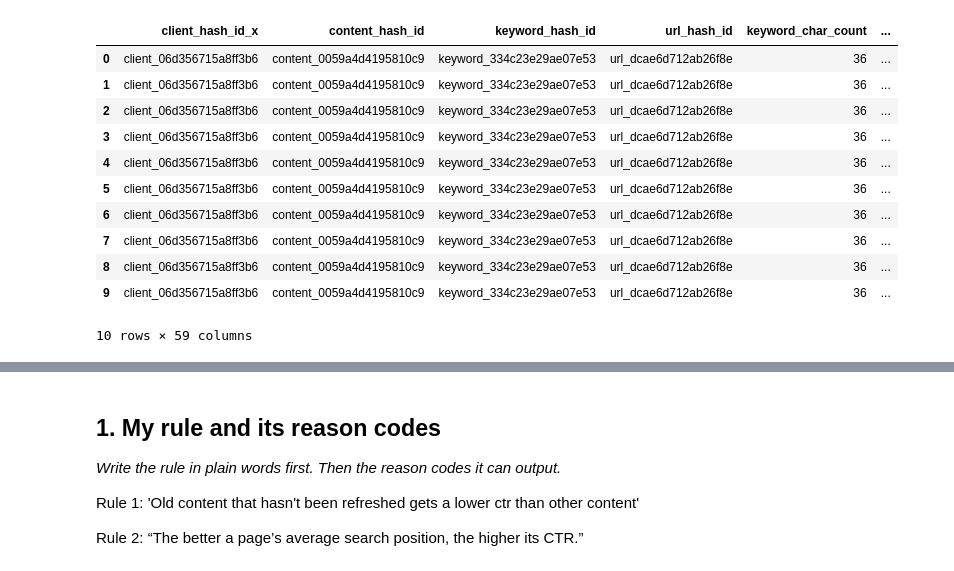
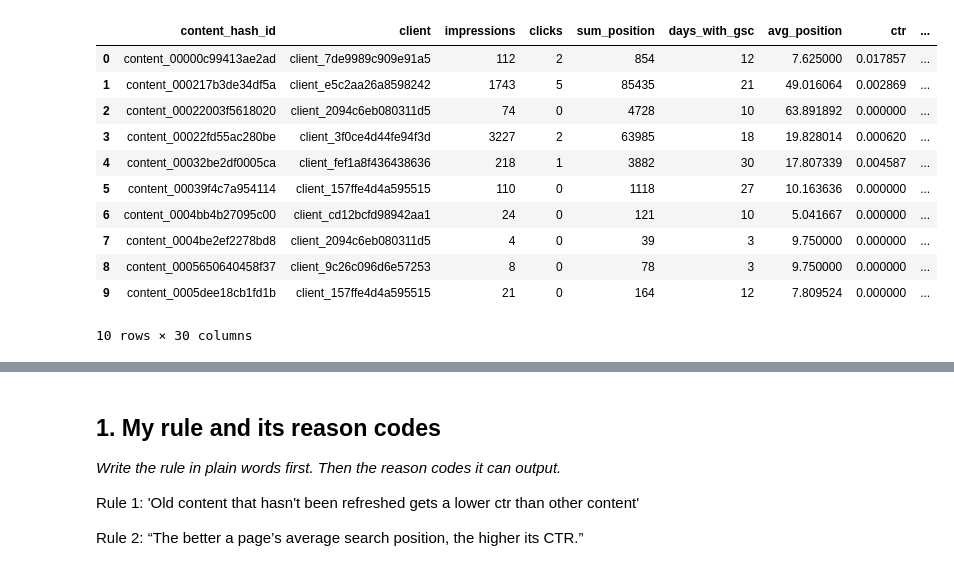
Before and after one commit to adeleke1508/flyrank_week_one_ml_project_1, a Jupyter notebook: work/notebooks/w04_baseline_score.ipynb, the cells around one changed output, grey strips where cells are left out. Saved outputs shown, nothing was run; the diff lists cells and outputs as text; code cells hidden in the pictures.

```diff
--- a/work/notebooks/w04_baseline_score.ipynb
+++ b/work/notebooks/w04_baseline_score.ipynb
@@ -17,21 +17,21 @@ Drive already mounted at /content/drive; to attempt to forcibly remount, call dr
 import pandas as pd
 import numpy as np
 # %%
-df = pd.read_csv('/content/drive/MyDrive/dim_content_and_fact_daily_performance_month_2026_05_cleaned.csv')
+df = pd.read_csv('/content/drive/MyDrive/merged_and_cleaned_dim_content_and_fact_content_daily_performance_month_2026_05.csv')
 df.head(n=10)
 # %% [output]
-|  | client_hash_id_x | content_hash_id | keyword_hash_id | url_hash_id | keyword_char_count | ... |
-| 0 | client_06d356715a8ff3b6 | content_0059a4d4195810c9 | keyword_334c23e29ae07e53 | url_dcae6d712ab26f8e | 36 | ... |
-| 1 | client_06d356715a8ff3b6 | content_0059a4d4195810c9 | keyword_334c23e29ae07e53 | url_dcae6d712ab26f8e | 36 | ... |
-| 2 | client_06d356715a8ff3b6 | content_0059a4d4195810c9 | keyword_334c23e29ae07e53 | url_dcae6d712ab26f8e | 36 | ... |
-| 3 | client_06d356715a8ff3b6 | content_0059a4d4195810c9 | keyword_334c23e29ae07e53 | url_dcae6d712ab26f8e | 36 | ... |
-| 4 | client_06d356715a8ff3b6 | content_0059a4d4195810c9 | keyword_334c23e29ae07e53 | url_dcae6d712ab26f8e | 36 | ... |
-| 5 | client_06d356715a8ff3b6 | content_0059a4d4195810c9 | keyword_334c23e29ae07e53 | url_dcae6d712ab26f8e | 36 | ... |
-| 6 | client_06d356715a8ff3b6 | content_0059a4d4195810c9 | keyword_334c23e29ae07e53 | url_dcae6d712ab26f8e | 36 | ... |
-| 7 | client_06d356715a8ff3b6 | content_0059a4d4195810c9 | keyword_334c23e29ae07e53 | url_dcae6d712ab26f8e | 36 | ... |
-| 8 | client_06d356715a8ff3b6 | content_0059a4d4195810c9 | keyword_334c23e29ae07e53 | url_dcae6d712ab26f8e | 36 | ... |
-| 9 | client_06d356715a8ff3b6 | content_0059a4d4195810c9 | keyword_334c23e29ae07e53 | url_dcae6d712ab26f8e | 36 | ... |
+|  | content_hash_id | client | impressions | clicks | sum_position | days_with_gsc | avg_position | ctr | ... |
+| 0 | content_00000c99413ae2ad | client_7de9989c909e91a5 | 112 | 2 | 854 | 12 | 7.625000 | 0.017857 | ... |
+| 1 | content_000217b3de34df5a | client_e5c2aa26a8598242 | 1743 | 5 | 85435 | 21 | 49.016064 | 0.002869 | ... |
+| 2 | content_00022003f5618020 | client_2094c6eb080311d5 | 74 | 0 | 4728 | 10 | 63.891892 | 0.000000 | ... |
+| 3 | content_00022fd55ac280be | client_3f0ce4d44fe94f3d | 3227 | 2 | 63985 | 18 | 19.828014 | 0.000620 | ... |
+| 4 | content_00032be2df0005ca | client_fef1a8f436438636 | 218 | 1 | 3882 | 30 | 17.807339 | 0.004587 | ... |
+| 5 | content_00039f4c7a954114 | client_157ffe4d4a595515 | 110 | 0 | 1118 | 27 | 10.163636 | 0.000000 | ... |
+| 6 | content_0004bb4b27095c00 | client_cd12bcfd98942aa1 | 24 | 0 | 121 | 10 | 5.041667 | 0.000000 | ... |
+| 7 | content_0004be2ef2278bd8 | client_2094c6eb080311d5 | 4 | 0 | 39 | 3 | 9.750000 | 0.000000 | ... |
+| 8 | content_0005650640458f37 | client_9c26c096d6e57253 | 8 | 0 | 78 | 3 | 9.750000 | 0.000000 | ... |
+| 9 | content_0005dee18cb1fd1b | client_157ffe4d4a595515 | 21 | 0 | 164 | 12 | 7.809524 | 0.000000 | ... |
-10 rows × 59 columns
+10 rows × 30 columns
 # %%
 df.columns
 # %% [output]
```
Also changed, not shown: parts of 28 cells of this notebook.
